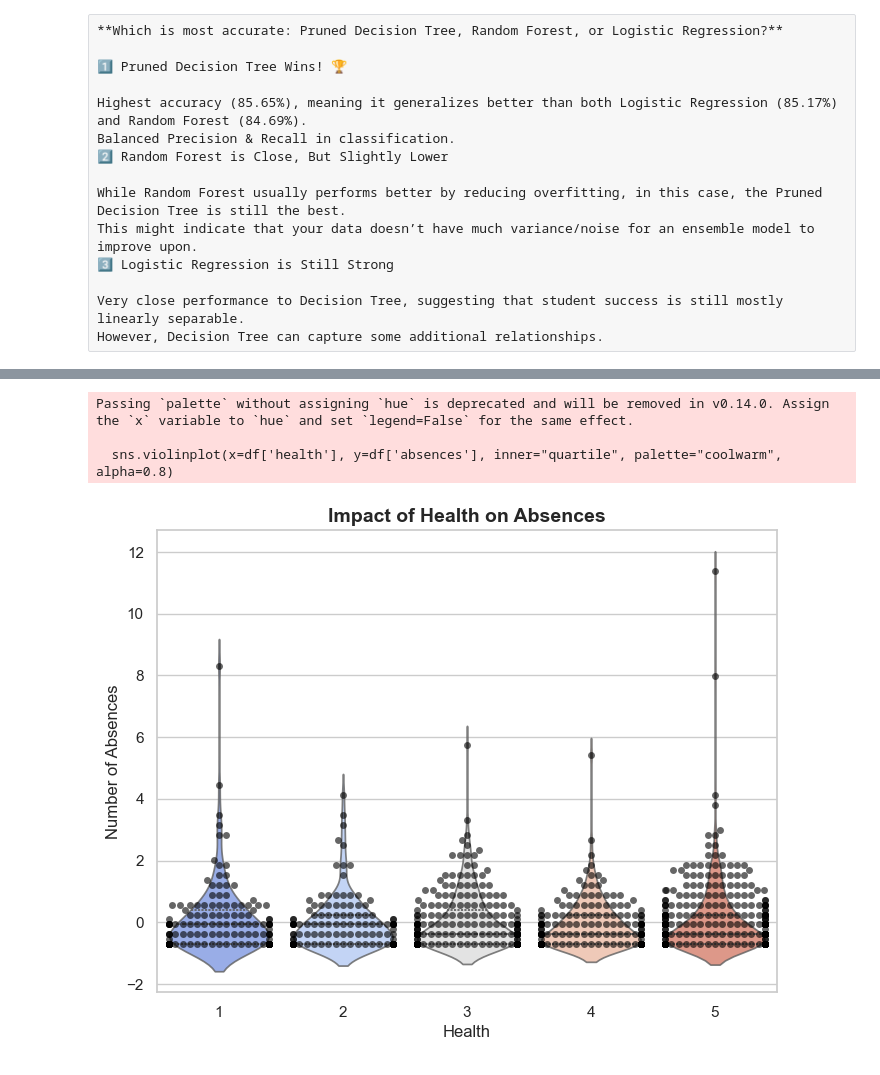
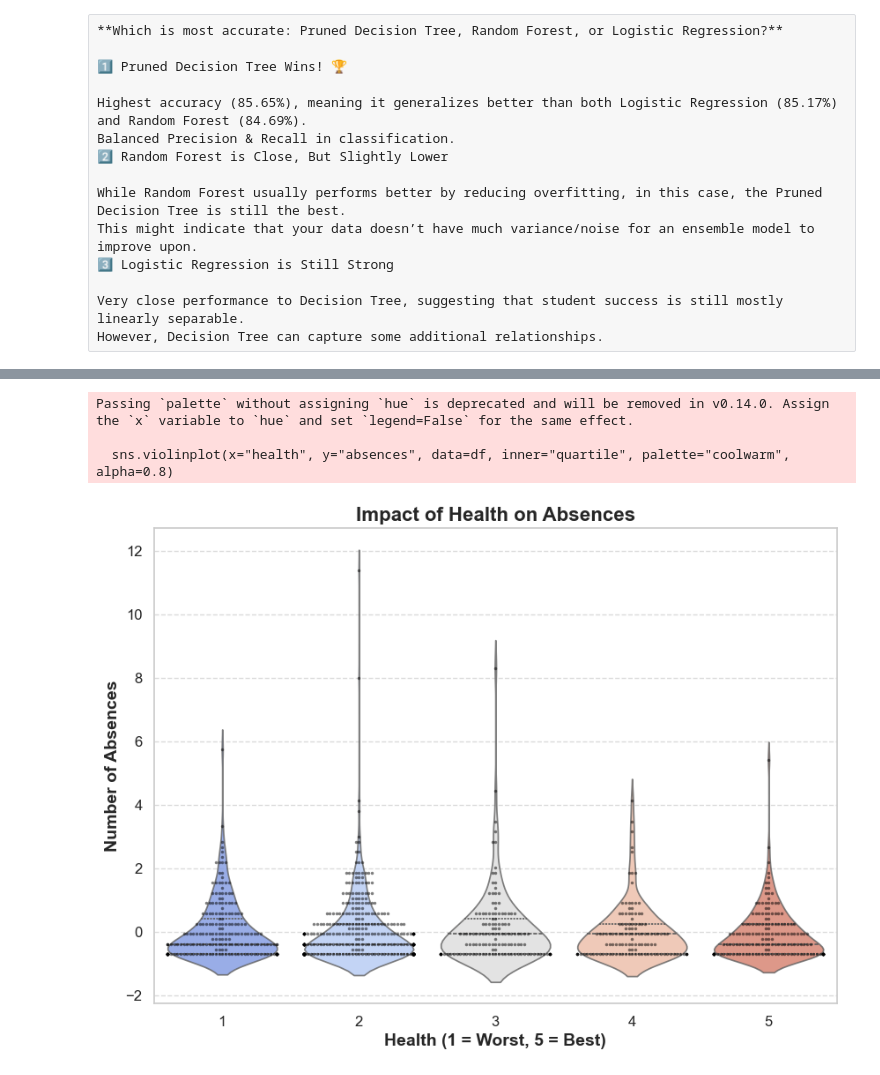
Before and after one commit to ethanshipman/Group-5-Project-4, a Jupyter notebook: Jupyter_Notebooks/NT_Notebook.ipynb, the cells around one changed output, grey strips where cells are left out. Cells and saved outputs as stored; diff of their text form; code cells hidden in the pictures.

```diff
--- a/Jupyter_Notebooks/NT_Notebook.ipynb
+++ b/Jupyter_Notebooks/NT_Notebook.ipynb
@@ -371,15 +380,39 @@ Passing `palette` without assigning `hue` is deprecated and will be removed in v
-# %%
-# Health vs. Absences (Violin Plot with Swarm for Better Distribution)
-plt.figure(figsize=(8, 6))
-sns.violinplot(x=df['health'], y=df['absences'], inner="quartile", palette="coolwarm", alpha=0.8)
-sns.swarmplot(x=df['health'], y=df['absences'], color="black", alpha=0.6)
-plt.xticks(ticks=np.arange(5), labels=np.arange(1, 6))
-plt.xlabel("Health", fontsize=12)
-plt.ylabel("Number of Absences", fontsize=12)
-plt.title("Impact of Health on Absences", fontsize=14, fontweight='bold')
-plt.show()
-# %% [output]
-Passing `palette` without assigning `hue` is deprecated and will be removed in v0.14.0. Assign the `x` variable to `hue` and set `legend=False` for the same effect.
-
-  sns.violinplot(x=df['health'], y=df['absences'], inner="quartile", palette="coolwarm", alpha=0.8)
-[figure, removed]
+# %%
+import matplotlib.pyplot as plt
+import seaborn as sns
+import numpy as np
+
+# Convert 'health' to categorical to ensure correct ordering
+df["health"] = df["health"].astype(str)
+
+# Create figure with improved layout
+plt.figure(figsize=(10, 7))
+
+# Violin plot with correct formatting
+sns.violinplot(x="health", y="absences", data=df, inner="quartile", palette="coolwarm", alpha=0.8)
+
+# Swarmplot with reduced marker size to prevent overcrowding
+sns.swarmplot(
+    x="health", y="absences", data=df, color="black", alpha=0.5,
+    size=2.5  # Adjusted marker size to prevent warnings
+)
+
+# Ensure x-axis labels are formatted correctly
+plt.xticks(ticks=[0, 1, 2, 3, 4], labels=["1", "2", "3", "4", "5"], fontsize=12)
+plt.yticks(fontsize=12)
+
+# Formatting
+plt.xlabel("Health (1 = Worst, 5 = Best)", fontsize=14, fontweight="bold")
+plt.ylabel("Number of Absences", fontsize=14, fontweight="bold")
+plt.title("Impact of Health on Absences", fontsize=16, fontweight="bold")
+
+# Add grid for better readability
+plt.grid(axis='y', linestyle='--', alpha=0.7)
+
+# Show plot
+plt.show()
+# %% [output]
+Passing `palette` without assigning `hue` is deprecated and will be removed in v0.14.0. Assign the `x` variable to `hue` and set `legend=False` for the same effect.
+
+  sns.violinplot(x="health", y="absences", data=df, inner="quartile", palette="coolwarm", alpha=0.8)
+[figure, added]
```
Also changed, not shown: parts of 5 cells of this notebook, 2 other files.
